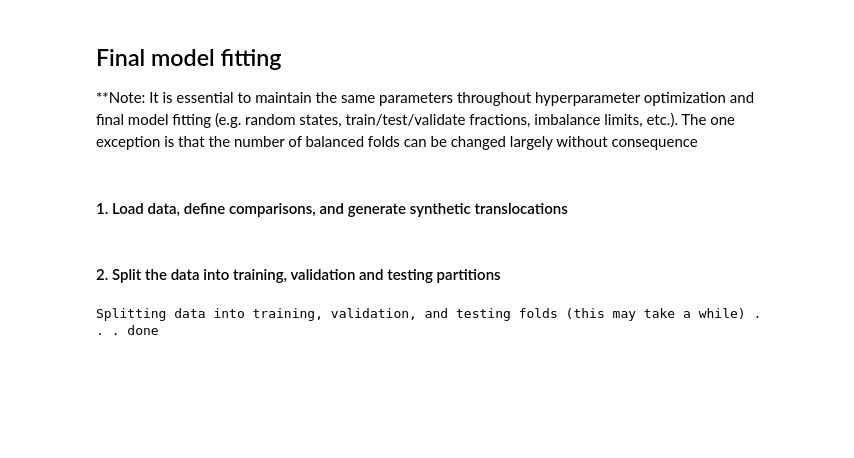
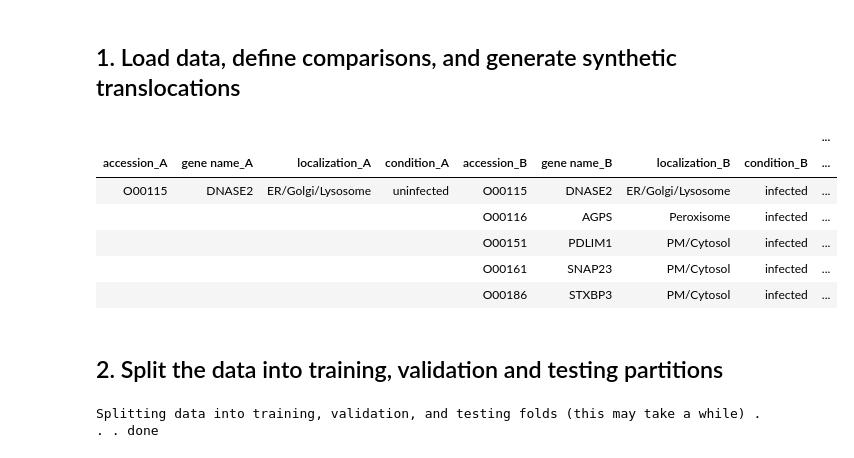
Before and after one commit to cristealab/TRANSPIRE_JASMS2020, a Jupyter notebook: docs/notebooks/final model fitting and evaluation.ipynb, the cells around one changed output. Saved outputs shown, nothing was run; the diff lists cells and outputs as text; code cells hidden in the pictures; blank space fills up the shorter version.

```diff
--- a/docs/notebooks/final model fitting and evaluation.ipynb
+++ b/docs/notebooks/final model fitting and evaluation.ipynb
@@ -20,7 +22,2 @@ The autoreload extension is already loaded. To reload it, use:
-# %% [markdown]
-
-## Final model fitting
-
-**Note: It is essential to maintain the same parameters throughout hyperparameter optimization and final model fitting (e.g. random states, train/test/validate fractions, imbalance limits, etc.). The one exception is that the number of balanced folds can be changed largely without consequence
 # %% [markdown]
-#### 1. Load data, define comparisons, and generate synthetic translocations
+## 1. Load data, define comparisons, and generate synthetic translocations
@@ -47,5 +24,23 @@ synth_translocs, mapping, mapping_r = TRANSPIRE.data.generate_translocations.mak
+# %%
+f = 'mydata.csv'
+df = TRANSPIRE.data.import_data.load_data(f)
+
+comparisons = [('uninfected', 'infected')]
+
+synthetic_translocations = TRANSPIRE.data.generate_translocations.make_translocations(df, comparisons)
+mapping, mapping_r = TRANSPIRE.utils.get_mapping(df)
+
+synthetic_translocations.head()
+# %% [output]
+|  |  |  |  |  |  |  |  | ... |
+| accession_A | gene name_A | localization_A | condition_A | accession_B | gene name_B | localization_B | condition_B | ... |
+| O00115 | DNASE2 | ER/Golgi/Lysosome | uninfected | O00115 | DNASE2 | ER/Golgi/Lysosome | infected | ... |
+|  |  |  |  | O00116 | AGPS | Peroxisome | infected | ... |
+|  |  |  |  | O00151 | PDLIM1 | PM/Cytosol | infected | ... |
+|  |  |  |  | O00161 | SNAP23 | PM/Cytosol | infected | ... |
+|  |  |  |  | O00186 | STXBP3 | PM/Cytosol | infected | ... |
 # %% [markdown]
-#### 2. Split the data into training, validation and testing partitions
+## 2. Split the data into training, validation and testing partitions
 # %%
 f_train = 0.5 # fraction dedicated to training data
 f_validate = 0.25 # fraction dedicated to validation (i.e. used to assess hyperparameter performance)
```
Also changed, not shown: parts of 38 cells of this notebook, 3 other files.
